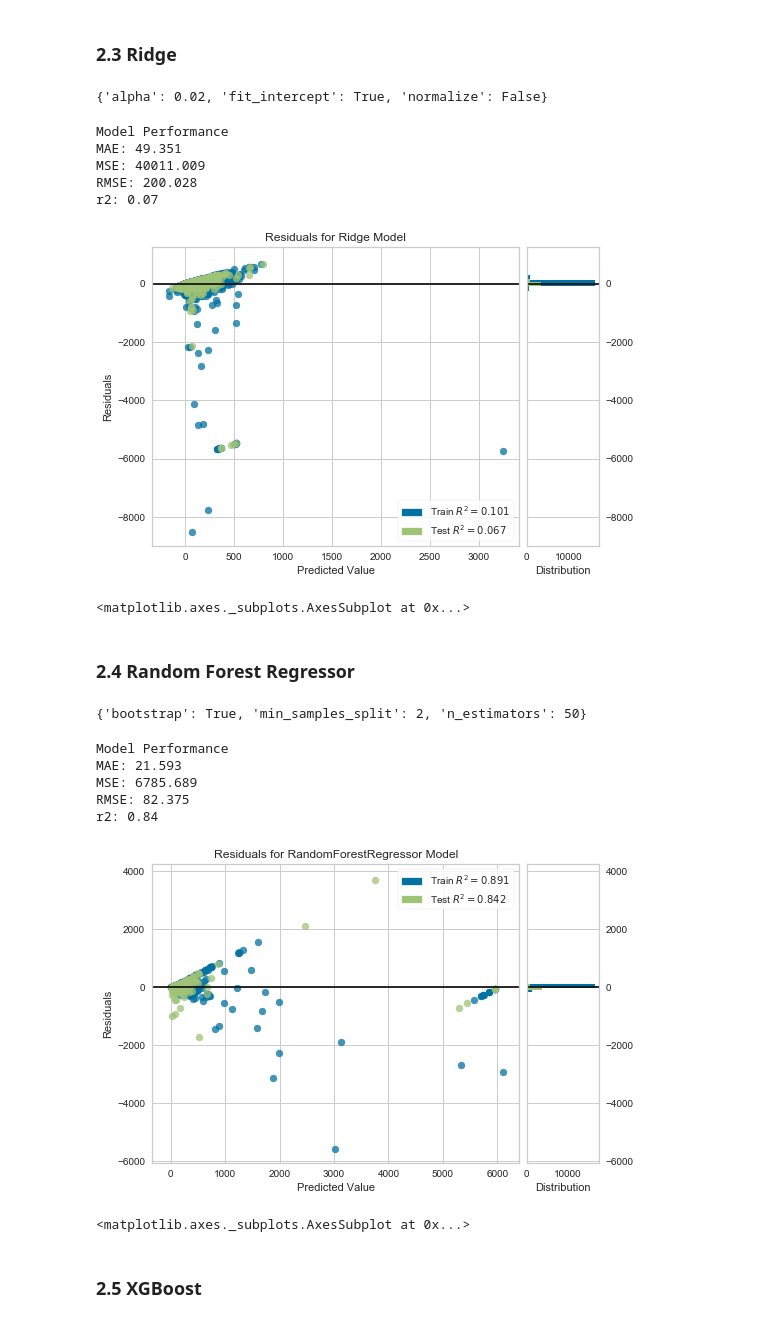
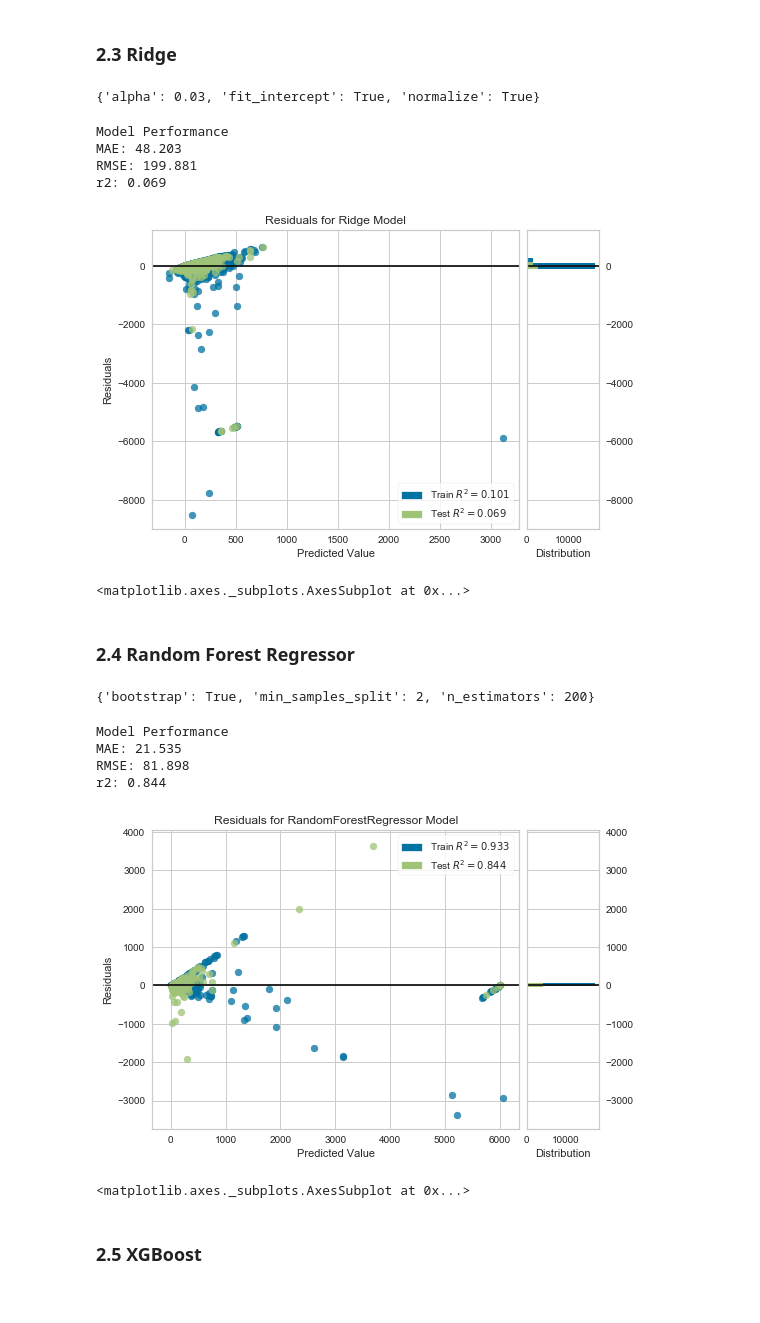
Before and after one commit to reynaldorizki1995/RezaRR_JCDS02BDG_FINAL_PROJECT, a Jupyter notebook: Modelling Experiment 1.ipynb, the cells around one changed output. Cells and saved outputs as stored; diff of their text form; code cells hidden in the pictures.

```diff
--- a/Modelling Experiment 1.ipynb
+++ b/Modelling Experiment 1.ipynb
@@ -232,7 +222,7 @@ r2: 0.07
 # %% [markdown]
 ### 2.1 Lasso
 # %%
-lasso_params = {'alpha':[0.02, 0.024, 0.025, 0.026, 0.03],
+lasso_params = {'alpha':[0.001,0.01,0.02, 0.024, 0.025, 0.026, 0.03],
                'fit_intercept':[True, False],
                'normalize':[True, False]}
 lasso_grid_search = GridSearchCV(lasso, lasso_params)
@@ -243,5 +233,5 @@ print(lasso_grid_search.best_params_)
 # %%
-lasso_grid = Lasso(alpha = 0.001, fit_intercept=True, normalize=False)
+lasso_grid = Lasso(alpha = 0.03, fit_intercept=True, normalize=True)
 
 lasso_grid.fit(X_train, y_train)
 lasso_grid_acc = evaluate(lasso_grid, X_test, y_test)
@@ -261,16 +250,16 @@ r2: 0.07
 # %% [markdown]
 ### 2.3 Ridge
 # %%
-ridge_params = {'alpha':[0.02, 0.024, 0.025, 0.026, 0.03],
+ridge_params = {'alpha':[0.001,0.01,0.02, 0.024, 0.025, 0.026, 0.03],
                'fit_intercept':[True, False],
                'normalize':[True, False]}
 ridge_grid_search = GridSearchCV(lasso, lasso_params)
 ridge_grid_search.fit(X_train, y_train)
 print(ridge_grid_search.best_params_)
 # %% [output]
-{'alpha': 0.02, 'fit_intercept': True, 'normalize': False}
+{'alpha': 0.03, 'fit_intercept': True, 'normalize': True}
 # %%
-ridge_grid = Ridge(alpha = 0.0001, fit_intercept=True, normalize=False)
+ridge_grid = Ridge(alpha = 0.03, fit_intercept=True, normalize=True)
 
 ridge_grid.fit(X_train, y_train)
 ridge_grid_acc = evaluate(ridge_grid, X_test, y_test)
@@ -281,16 +270,15 @@ visualizer.score(X_test, y_test)
 visualizer.show()
 # %% [output]
 Model Performance
-MAE: 49.351
-MSE: 40011.009
-RMSE: 200.028
-r2: 0.07
+MAE: 48.203
+RMSE: 199.881
+r2: 0.069
-[figure, old version]
+[figure, new version]
 <matplotlib.axes._subplots.AxesSubplot at 0x...>
 # %% [markdown]
 ### 2.4 Random Forest Regressor
 # %%
-random_forest_params = {'n_estimators' : [10,20,30,50],
+random_forest_params = {'n_estimators' : [100, 150, 200],
                         'bootstrap' : [True,False],
                         'min_samples_split' : [2,5,8,10,12]}
 
@@ -298,25 +286,24 @@ random_grid_search = GridSearchCV(random_forest, random_forest_params, cv=3, n_j
 random_grid_search.fit(X_train, y_train)
 print(random_grid_search.best_params_)
 # %% [output]
-{'bootstrap': True, 'min_samples_split': 2, 'n_estimators': 50}
+{'bootstrap': True, 'min_samples_split': 2, 'n_estimators': 200}
 # %%
-random_forest_grid = RandomForestRegressor(bootstrap=True, min_samples_split=4,
+random_forest_grid = RandomForestRegressor(bootstrap=True, min_samples_split=2,
                                           n_estimators = 200)
 
 random_forest_grid.fit(X_train, y_train)
 random_forest_grid_acc = evaluate(random_forest_grid, X_test, y_test)
 
 visualizer = ResidualsPlot(random_forest_grid)
 visualizer.fit(X_train, y_train)
 visualizer.score(X_test, y_test)
 visualizer.show()
 # %% [output]
 Model Performance
-MAE: 21.593
-MSE: 6785.689
-RMSE: 82.375
-r2: 0.84
+MAE: 21.535
+RMSE: 81.898
+r2: 0.844
-[figure, old version]
+[figure, new version]
 <matplotlib.axes._subplots.AxesSubplot at 0x...>
 # %% [markdown]
 ### 2.5 XGBoost
```
Also changed, not shown: parts of 41 cells of this notebook.
